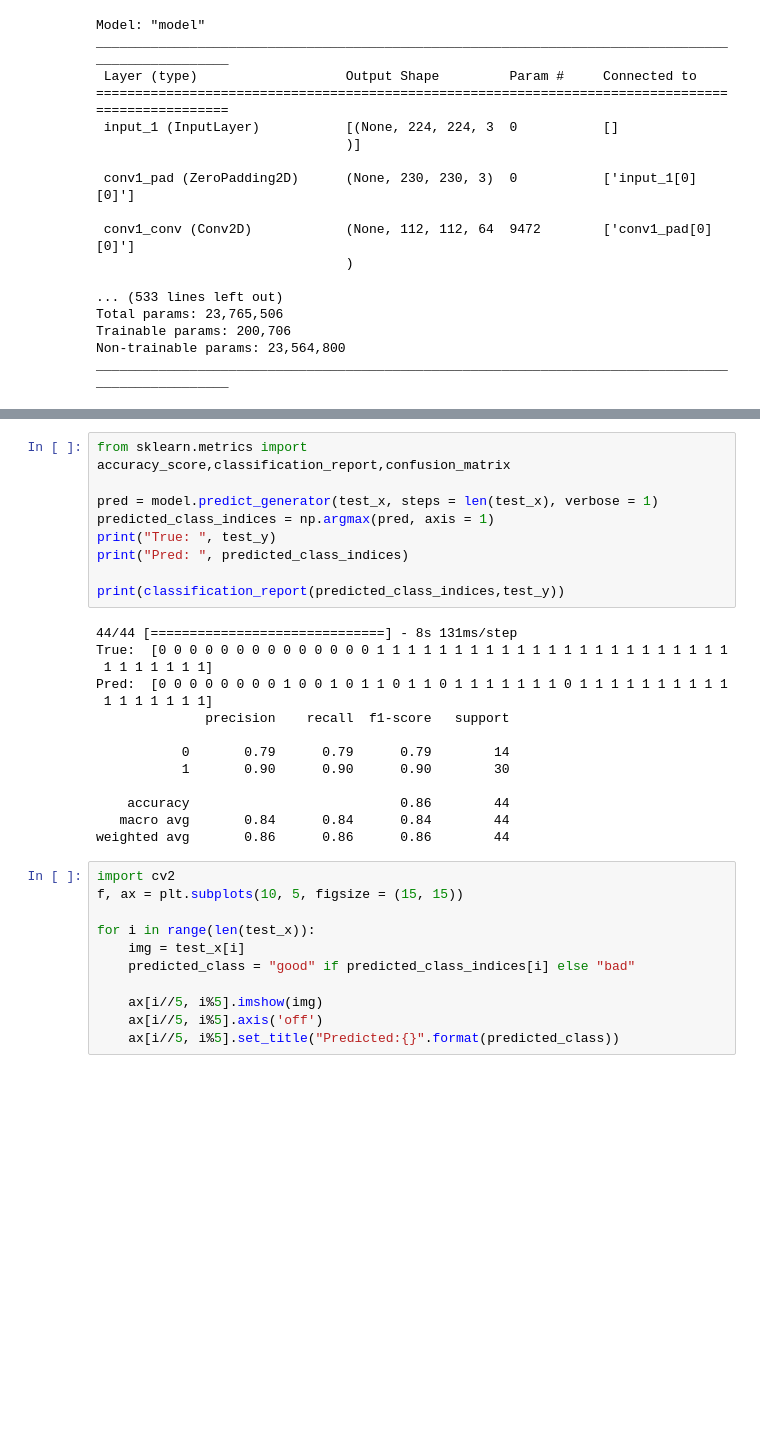
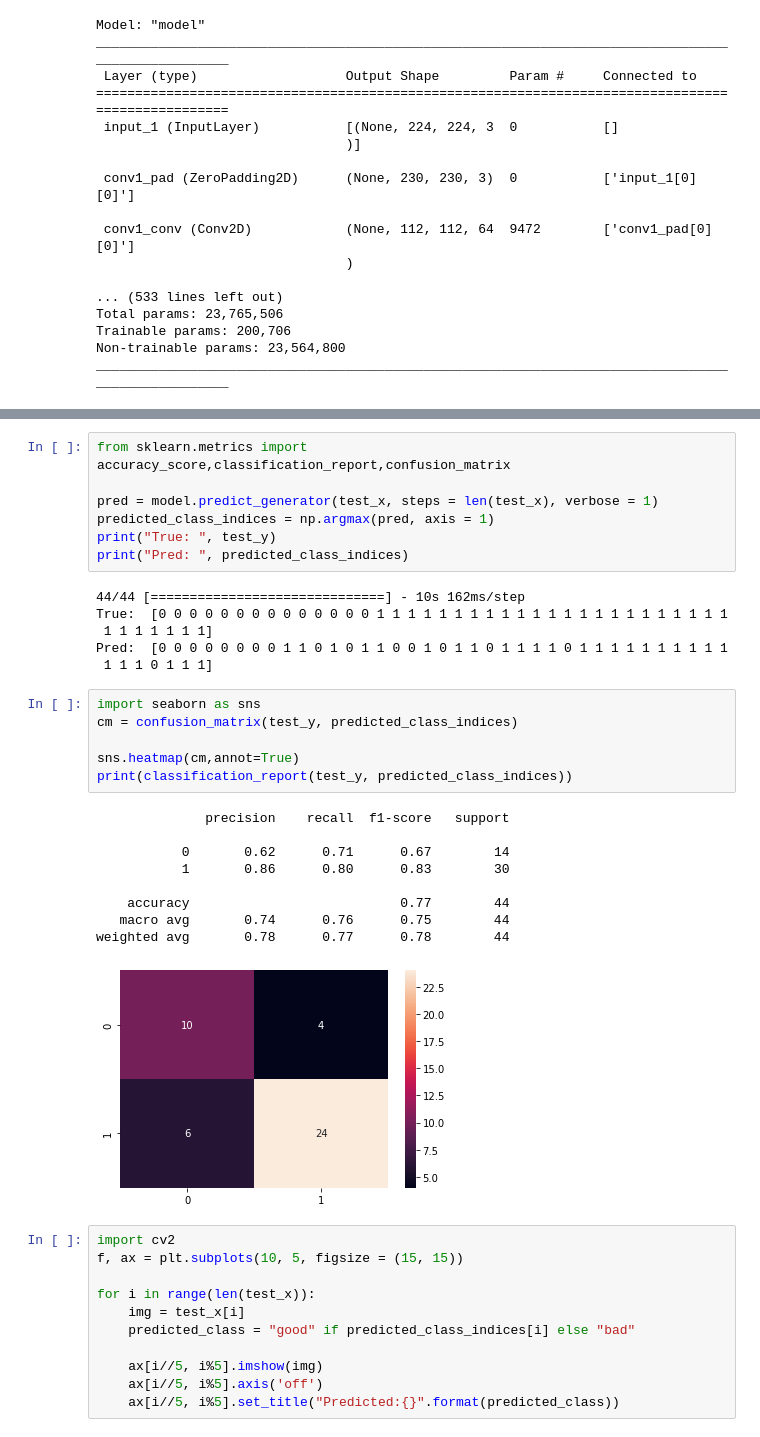
Before and after one commit to thecherry94/Kuenstliche_Intelligenz_BoVW, a Jupyter notebook: resnet.ipynb, the cells around one changed output, grey strips where cells are left out. Drawn from its saved outputs; the diff is of its cells as text; blank space fills up the shorter version.

Commit message:
conf_matrix

```diff
--- a/resnet.ipynb
+++ b/resnet.ipynb
@@ -217,22 +198,28 @@ pred = model.predict_generator(test_x, steps = len(test_x), verbose = 1)
 predicted_class_indices = np.argmax(pred, axis = 1)
 print("True: ", test_y)
 print("Pred: ", predicted_class_indices)
-
-print(classification_report(predicted_class_indices,test_y))
 # %% [output]
-44/44 [==============================] - 8s 131ms/step
+44/44 [==============================] - 10s 162ms/step
 True:  [0 0 0 0 0 0 0 0 0 0 0 0 0 0 1 1 1 1 1 1 1 1 1 1 1 1 1 1 1 1 1 1 1 1 1 1 1
  1 1 1 1 1 1 1]
-Pred:  [0 0 0 0 0 0 0 0 1 0 0 1 0 1 1 0 1 1 0 1 1 1 1 1 1 1 0 1 1 1 1 1 1 1 1 1 1
- 1 1 1 1 1 1 1]
-              precision    recall  f1-score   support
-
-           0       0.79      0.79      0.79        14
-           1       0.90      0.90      0.90        30
-
-    accuracy                           0.86        44
-   macro avg       0.84      0.84      0.84        44
-weighted avg       0.86      0.86      0.86        44
+Pred:  [0 0 0 0 0 0 0 0 1 1 0 1 0 1 1 0 0 1 0 1 1 0 1 1 1 1 0 1 1 1 1 1 1 1 1 1 1
+ 1 1 1 0 1 1 1]
+# %%
+import seaborn as sns
+cm = confusion_matrix(test_y, predicted_class_indices)
+
+sns.heatmap(cm,annot=True)
+print(classification_report(test_y, predicted_class_indices))
+# %% [output]
+              precision    recall  f1-score   support
+
+           0       0.62      0.71      0.67        14
+           1       0.86      0.80      0.83        30
+
+    accuracy                           0.77        44
+   macro avg       0.74      0.76      0.75        44
+weighted avg       0.78      0.77      0.78        44
+[figure, added]
 # %%
 import cv2
 f, ax = plt.subplots(10, 5, figsize = (15, 15))
```
Also changed, not shown: parts of 8 cells of this notebook, 6 other files.
